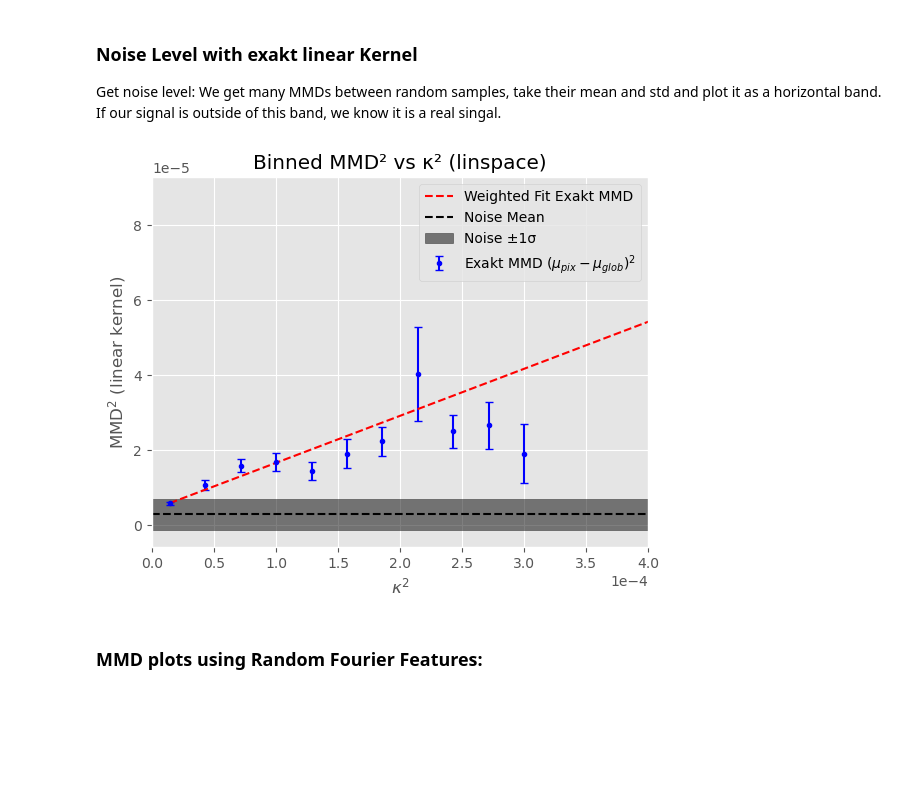
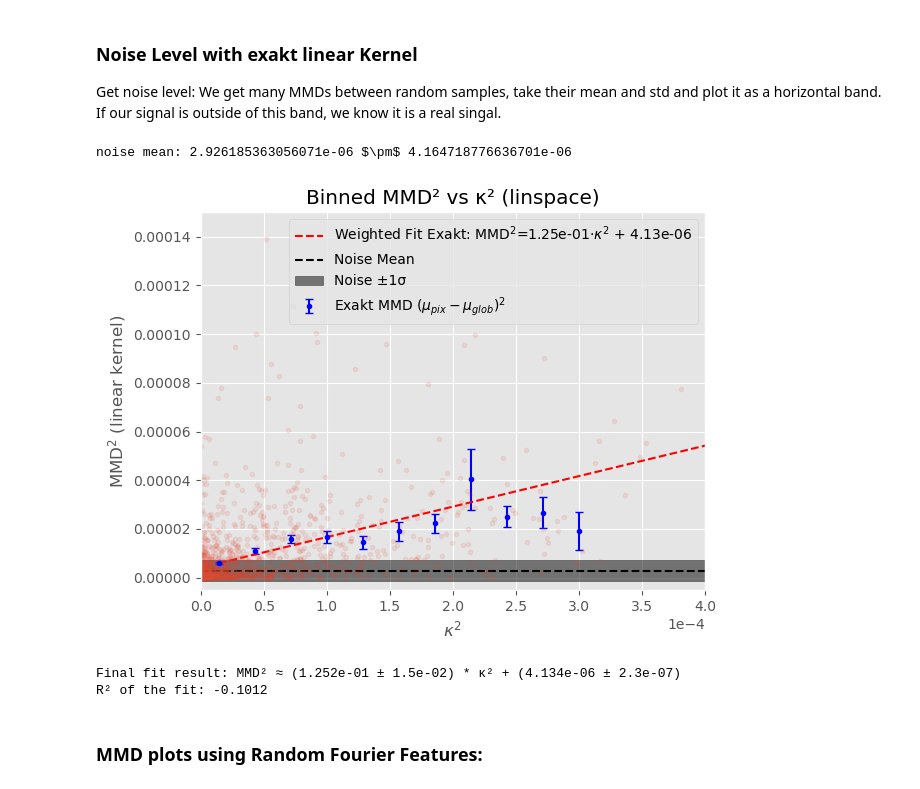
Before and after one commit to santiagobrunner/Weak-Lensing, a Jupyter notebook: MMD_estimator1000.ipynb, the cells around one changed output. Cells and saved outputs as stored; diff of their text form; code cells hidden in the pictures; blank space fills up the shorter version.

```diff
--- a/MMD_estimator1000.ipynb
+++ b/MMD_estimator1000.ipynb
@@ -289,13 +292,14 @@ xc, yc, sec = bin_centers[mask], means[mask], ses[mask]
 
 # (optional) weighted fit (weights ~ 1/SE^2)
 w = np.where(np.isfinite(sec) & (sec > 0), 1.0/sec**2, 1.0)
-slope, intercept = np.polyfit(xc, yc, 1, w=w)   # FRAGE : MIT ODER OHNE GEWICHTUNG?
-print(f"MMD² ≈ {slope:.3e} * κ² + {intercept:.3e}")
+fit_params_linear, cov_linear = np.polyfit(xc, yc, 1, w=w, cov=True)   # FRAGE : MIT ODER OHNE GEWICHTUNG?
+print(f"MMD² ≈ {fit_params_linear[0]:.3e} * κ² + {fit_params_linear[1]:.3e}")
 
 plt.errorbar(xc, yc, yerr=sec, fmt='o', capsize=3)
-plt.plot(bin_centers, slope*bin_centers + intercept, 'r--', label='fit')
+plt.plot(bin_centers, fit_params_linear[0]*bin_centers + fit_params_linear[1], 'r--', label='fit')
 plt.xlabel(r'$\kappa^2$'); plt.ylabel(r'$\mathrm{MMD}^2$ (linear kernel)')
 plt.title('Binned MMD² vs κ² (linspace)')
+plt.plot(x,y, '.', alpha=0.1)
 plt.legend(); plt.show()
 # %% [output]
 MMD² ≈ 1.252e-01 * κ² + 4.134e-06
@@ -572,31 +576,50 @@ for _ in range(15000):
 mmd2_noise = np.array(mmd2_noise)
 noise_mean = mmd2_noise.mean()
 noise_std  = mmd2_noise.std(ddof=1)
+# %%
+print("noise mean:", noise_mean, r"$\pm$", noise_std  )
+# %% [output]
+noise mean: 2.926185363056071e-06 $\pm$ 4.164718776636701e-06
 # %%
 plt.style.use('ggplot')
 from matplotlib.ticker import ScalarFormatter
 
+
 plt.errorbar(xc, yc, yerr=sec, fmt='.', capsize=3, label=r'Exakt MMD $(\mu_{pix} - \mu_{glob})^2$', color='blue')
-plt.plot(bin_centers, slope*bin_centers + intercept, 'r--', label='Weighted Fit Exakt MMD')
+plt.plot(bin_centers, fit_params_linear[0]*bin_centers + fit_params_linear[1], 'r--', label=r'Weighted Fit Exakt: MMD$^2$={:.2e}$\cdot\kappa^2$ + {:.2e}'.format(fit_params_linear[0], fit_params_linear[1]))
 plt.axhline(noise_mean, color='black', linestyle='--', label='Noise Mean')
 plt.fill_between([0,0.0007],
                  noise_mean - noise_std,
                  noise_mean + noise_std,
                  color='black', alpha=0.5, label='Noise ±1σ')
 plt.xlim(0, 0.0004)
 plt.legend()
 plt.xlabel(r'$\kappa^2$'); plt.ylabel(r'$\mathrm{MMD}^2$ (linear kernel)')
 plt.title('Binned MMD² vs κ² (linspace)')
 
 ax = plt.gca()
 fmt = ScalarFormatter(useMathText=True)
 fmt.set_powerlimits((0, 0))         # always use scientific notation
 ax.xaxis.set_major_formatter(fmt)
 ax.ticklabel_format(axis='x', style='sci', scilimits=(0, 0), useMathText=False)
 ax.ticklabel_format(useOffset=True) # keep the scientific scale as an offset text
+plt.plot(x,y, '.', alpha=0.1)
+plt.ylim(-0.000005, 0.00015)
+plt.tight_layout()
+plt.savefig('images/MMD2_vs_kappa2_linear.jpg', dpi=300)
 plt.show()
+
+slope, intercept = fit_params_linear
+slope_err, intercept_err = np.sqrt(np.diag(cov_linear))
+print(f"Final fit result: MMD² ≈ ({slope:.3e} ± {slope_err:.1e}) * κ² + ({intercept:.3e} ± {intercept_err:.1e})")
+
+yc_preds = slope*xc + intercept
+r2 = r2_score(yc, yc_preds)
+print(f"R² of the fit: {r2:.4f}")
 # %% [output]
-[figure, old version]
+[figure, new version]
+Final fit result: MMD² ≈ (1.252e-01 ± 1.5e-02) * κ² + (4.134e-06 ± 2.3e-07)
+R² of the fit: -0.1012
 # %% [markdown]
 ### MMD plots using Random Fourier Features:
 # %%
```
Also changed, not shown: parts of 30 cells of this notebook, 51 other files.
